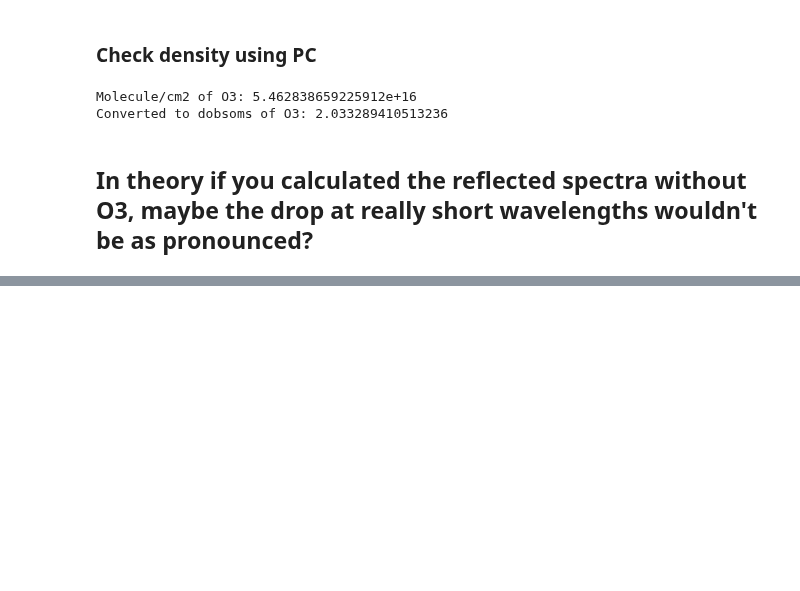
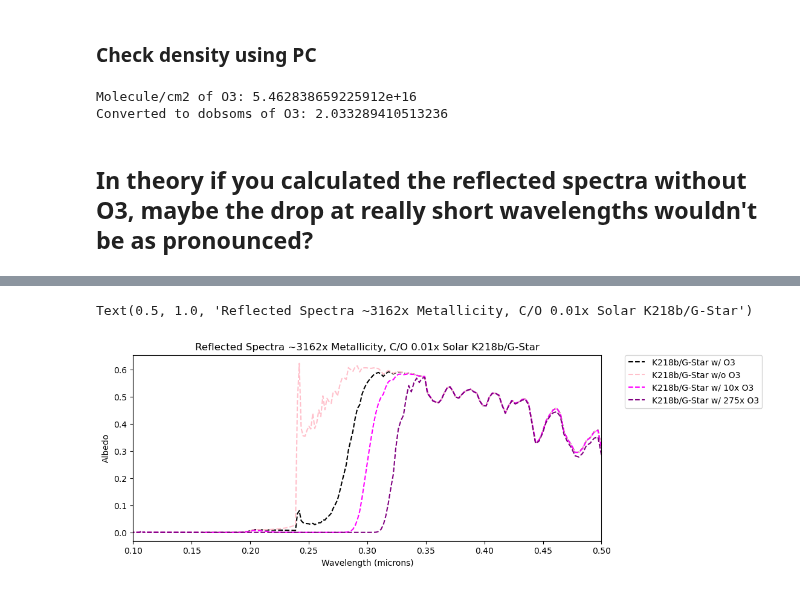
Before and after one commit to ElizabethP712/MiniNeptuneGrid26_PostBac, a Jupyter notebook: OzoneSearchMiniNeptunes.ipynb, the cells around one changed output, grey strips where cells are left out. Drawn from its saved outputs; the diff is of its cells as text; code cells hidden in the pictures; blank space fills up the shorter version.

```diff
--- a/OzoneSearchMiniNeptunes.ipynb
+++ b/OzoneSearchMiniNeptunes.ipynb
@@ -722,0 +1059,53 @@ Converted to dobsoms of O3: 2.033289410513236
+# %%
+file_path = "RLS_2.61_3.5_155_1_0.01_5_0_noO3.pkl"
+with open(file_path, 'rb') as file:
+    RLS_data_35m_001co_noO3 = pickle.load(file)
+    #print(RLS_data_35m_001co_noO3['df_cldfree'])
+
+file_path = "RLS_2.61_3.5_155_1_0.01_5_0_10xO3.pkl"
+with open(file_path, 'rb') as file:
+    RLS_data_35m_001co_10xO3 = pickle.load(file)
+    #print(RLS_data_35m_001co['df_cldfree'])
+
+file_path = "RLS_2.61_3.5_155_1_0.01_5_0_275xO3.pkl"
+with open(file_path, 'rb') as file:
+    RLS_data_35m_001co_275xO3 = pickle.load(file)
+    #print(RLS_data_35m_001co['df_cldfree'])
+
+file_path = "RLS_2.61_3.5_155_1_0.01_5_0.pkl"
+with open(file_path, 'rb') as file:
+    RLS_data_35m_001co = pickle.load(file)
+    #print(RLS_data_35m_001co['df_cldfree'])
+# %%
+wno = RLS_data_35m_001co['wno']
+fpfs = RLS_data_35m_001co['fpfs']
+alb = RLS_data_35m_001co['alb']
+
+wno_noO3 = RLS_data_35m_001co_noO3['wno']
+fpfs_noO3 = RLS_data_35m_001co_noO3['fpfs']
+alb_noO3 = RLS_data_35m_001co_noO3['alb']
+
+wno_10xO3 = RLS_data_35m_001co_10xO3['wno']
+fpfs_10xO3 = RLS_data_35m_001co_10xO3['fpfs']
+alb_10xO3 = RLS_data_35m_001co_10xO3['alb']
+
+wno_275xO3 = RLS_data_35m_001co_275xO3['wno']
+fpfs_275xO3 = RLS_data_35m_001co_275xO3['fpfs']
+alb_275xO3 = RLS_data_35m_001co_275xO3['alb']
+
+
+fig, ax1 = plt.subplots(1, figsize=(10, 4))
+ax1.plot(1e4/wno, alb, c='black', ls='--', lw=1.5, label='K218b/G-Star w/ O3')
+ax1.plot(1e4/wno_noO3, alb_noO3, c='pink', ls='--', lw=1.5, label='K218b/G-Star w/o O3')
+ax1.plot(1e4/wno_10xO3, alb_10xO3, c='magenta', ls='--', lw=1.5, label='K218b/G-Star w/ 10x O3')
+ax1.plot(1e4/wno_275xO3, alb_275xO3, c='purple', ls='--', lw=1.5, label='K218b/G-Star w/ 275x O3')
+ax1.set_xlim(0.1, 0.5)
+#ax1.set_ylim(0, 0.35)
+ax1.set_ylabel('Albedo')
+ax1.set_xlabel('Wavelength (microns)')
+
+ax1.legend(bbox_to_anchor=(1.05, 1), loc='upper left', borderaxespad=0.)
+ax1.set_title(f'Reflected Spectra ~3162x Metallicity, C/O 0.01x Solar K218b/G-Star')
+# %% [output]
+Text(0.5, 1.0, 'Reflected Spectra ~3162x Metallicity, C/O 0.01x Solar K218b/G-Star')
+[figure, added]
```
Also changed, not shown: parts of 19 cells of this notebook, 1 other file.
